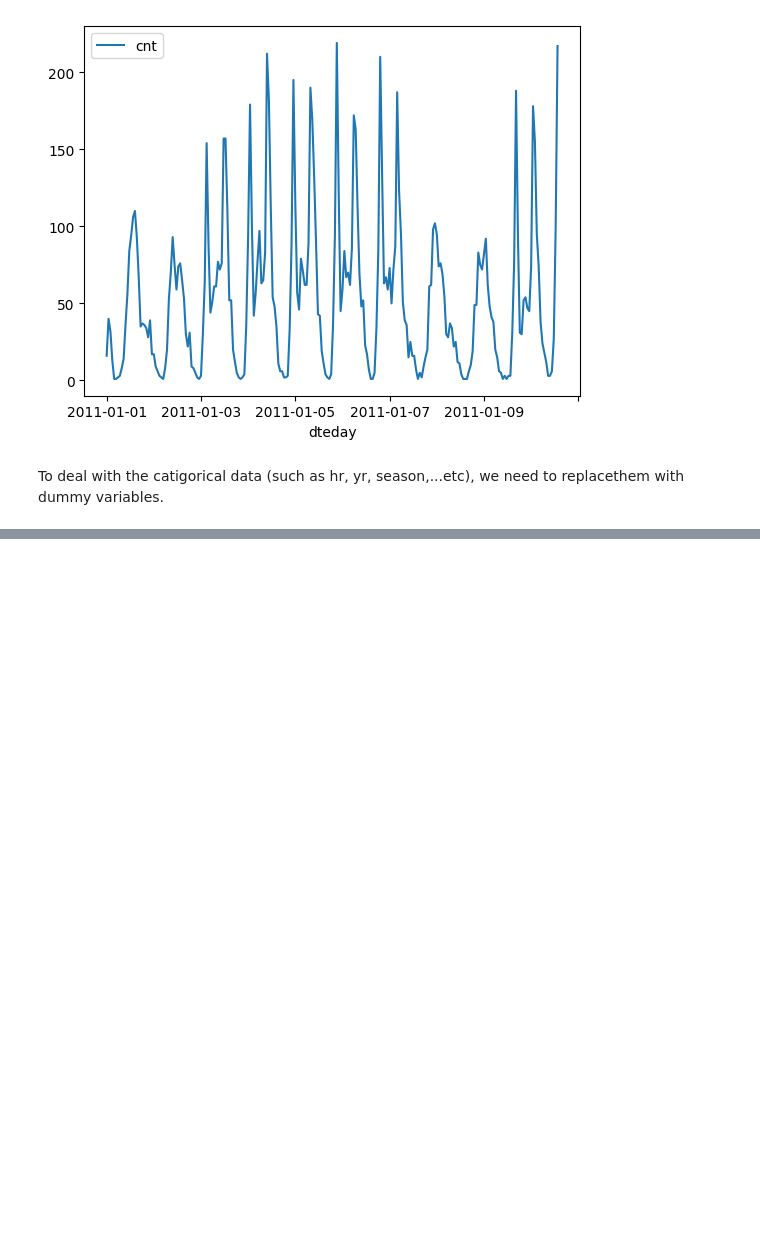
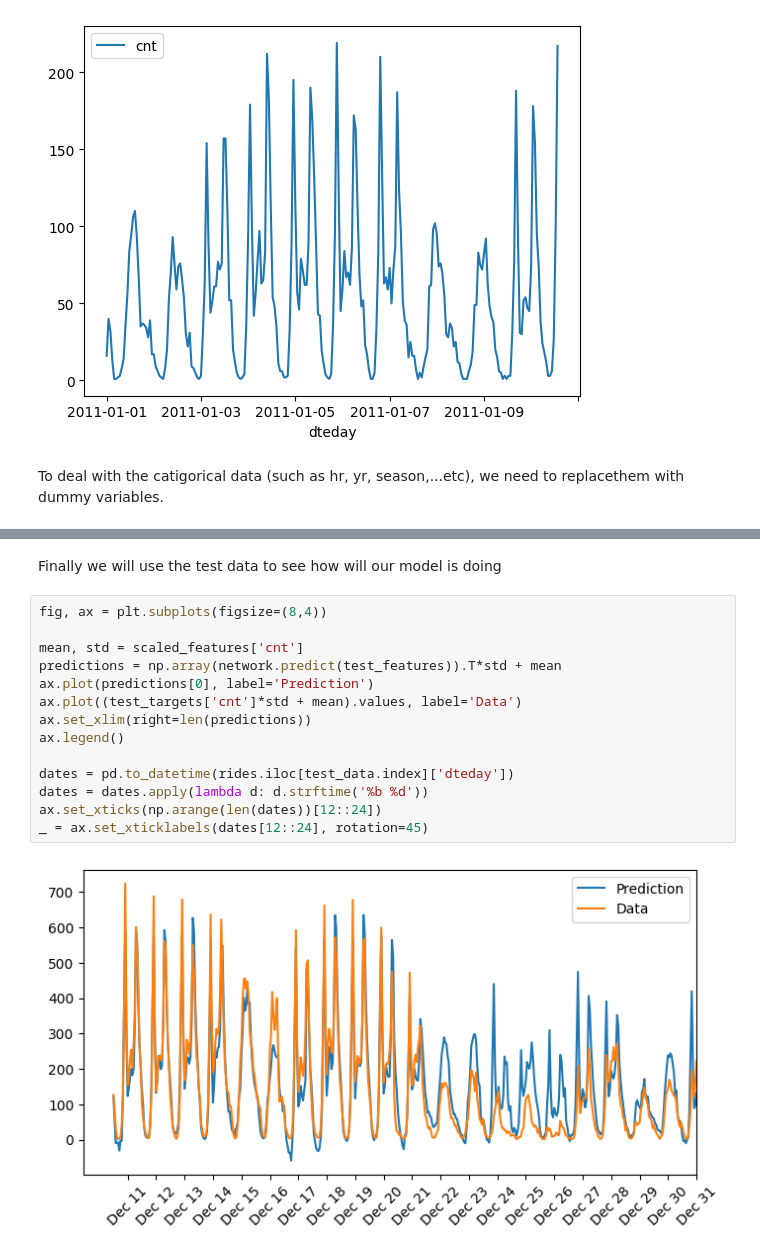
Before and after one commit to Faisal-Hajari/Udacity_DNN_Bikesharing, a Jupyter notebook: Showcase.ipynb, the cells around one changed output, grey strips where cells are left out. Cells and saved outputs as stored; diff of their text form; blank space fills up the shorter version.

```diff
--- a/Showcase.ipynb
+++ b/Showcase.ipynb
@@ -36,0 +122,18 @@ for each in dummy_fields:
+# %% [markdown]
+Finally we will use the test data to see how will our model is doing
+# %%
+fig, ax = plt.subplots(figsize=(8,4))
+
+mean, std = scaled_features['cnt']
+predictions = np.array(network.predict(test_features)).T*std + mean
+ax.plot(predictions[0], label='Prediction')
+ax.plot((test_targets['cnt']*std + mean).values, label='Data')
+ax.set_xlim(right=len(predictions))
+ax.legend()
+
+dates = pd.to_datetime(rides.iloc[test_data.index]['dteday'])
+dates = dates.apply(lambda d: d.strftime('%b %d'))
+ax.set_xticks(np.arange(len(dates))[12::24])
+_ = ax.set_xticklabels(dates[12::24], rotation=45)
+# %% [output]
+[figure, added]
```
Also changed, not shown: parts of 16 cells of this notebook.
